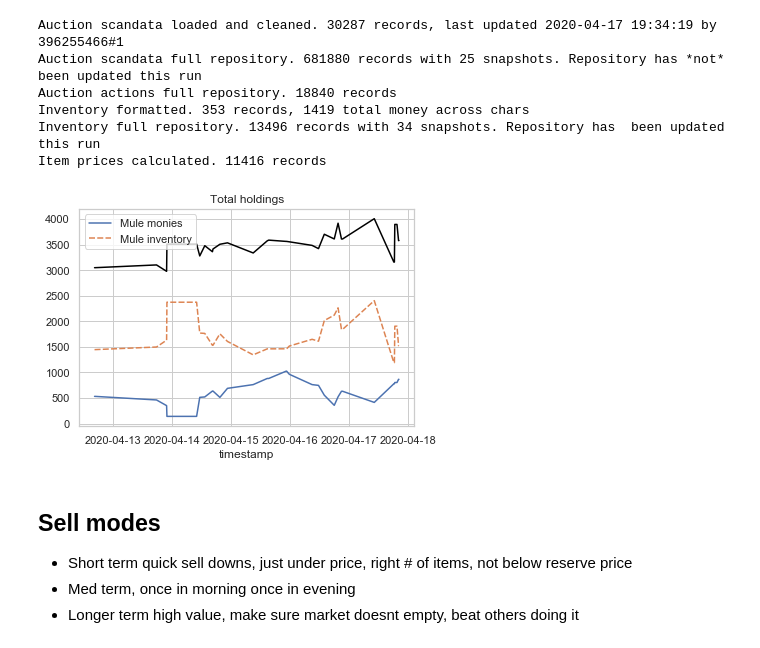
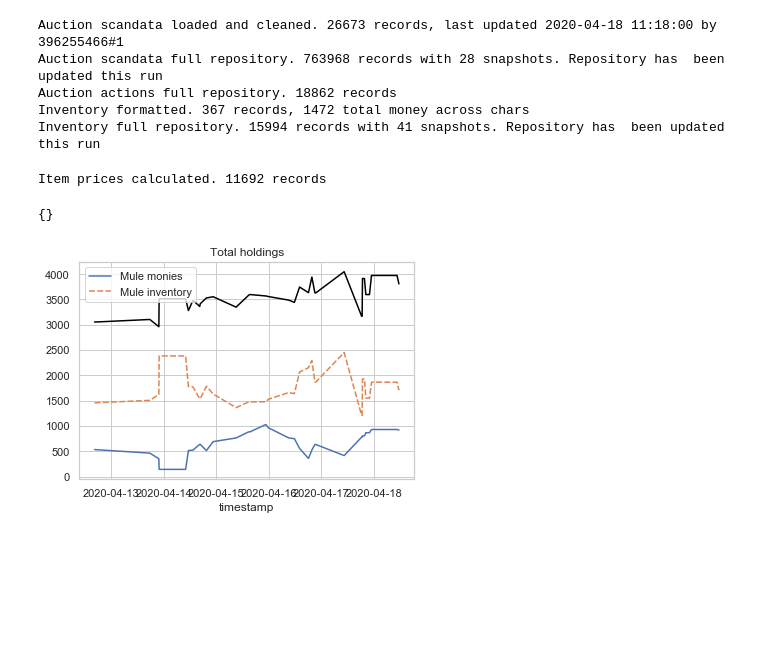
Before and after one commit to ndjenkins85/wow_auctions, a Jupyter notebook: scratchpad.ipynb, the cells around one changed output. Saved outputs shown, nothing was run; the diff lists cells and outputs as text; code cells hidden in the pictures; blank space fills up the shorter version.

```diff
--- a/scratchpad.ipynb
+++ b/scratchpad.ipynb
@@ -4,21 +6,10 @@ from analysis import *
 # %%
-v = True
 generate_auction_scandata(verbose=v)
 generate_auction_activity(verbose=v)
 generate_inventory(verbose=v)
-analyse_item_prices(verbose=v)
-analyse_sales_performance()
 # %% [output]
-Auction scandata loaded and cleaned. 30287 records, last updated 2020-04-17 19:34:19 by 396255466#1
-Auction scandata full repository. 681880 records with 25 snapshots. Repository has *not* been updated this run
-Auction actions full repository. 18840 records
-Inventory formatted. 353 records, 1419 total money across chars
-Inventory full repository. 13496 records with 34 snapshots. Repository has  been updated this run
-Item prices calculated. 11416 records
+Auction scandata loaded and cleaned. 26673 records, last updated 2020-04-18 11:18:00 by 396255466#1
+Auction scandata full repository. 763968 records with 28 snapshots. Repository has  been updated this run
+Auction actions full repository. 18862 records
+Inventory formatted. 367 records, 1472 total money across chars
+Inventory full repository. 15994 records with 41 snapshots. Repository has  been updated this run
-[figure, removed]
-# %% [markdown]
-## Sell modes
-
-* Short term quick sell downs, just under price, right # of items, not below reserve price
-* Med term, once in morning once in evening
-* Longer term high value, make sure market doesnt empty, beat others doing it
@@ -38,0 +16,9 @@ pd.DataFrame(prices['min_list_price']/10000)
+# %%
+analyse_item_prices(verbose=v)
+analyse_sales_performance()
+analyse_item_min_sell_price()
+analyse_character_needs()
+# %% [output]
+Item prices calculated. 11692 records
+{}
+[figure, added]
```
Also changed, not shown: parts of 21 cells of this notebook, 26 other files.
